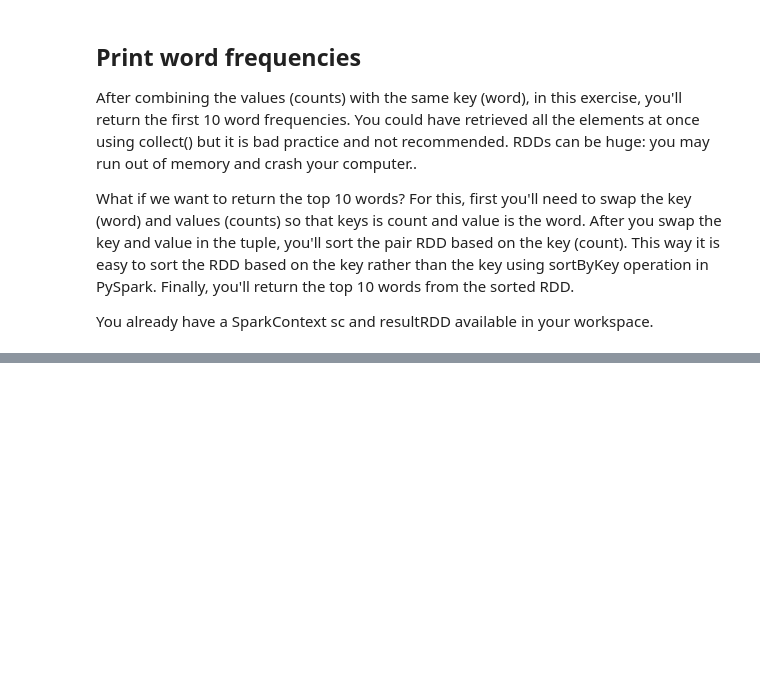
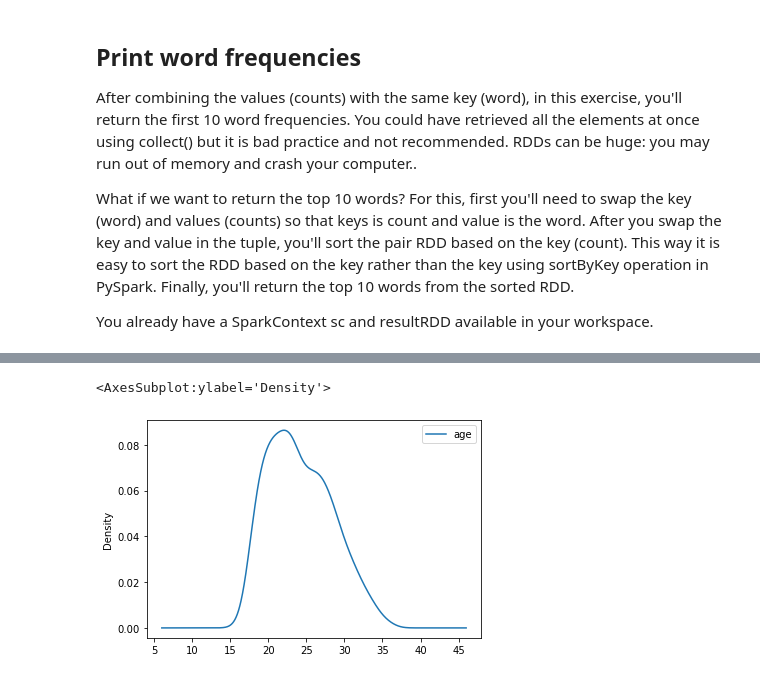
Before and after one commit to eeeds/Big-Data-wih-PySpark, a Jupyter notebook: code/practica.ipynb, the cells around one changed output, grey strips where cells are left out. Drawn from its saved outputs; the diff is of its cells as text; code cells hidden in the pictures; blank space fills up the shorter version.

```diff
--- a/code/practica.ipynb
+++ b/code/practica.ipynb
@@ -310,0 +744,12 @@ Py4JJavaError: An error occurred while calling z:org.apache.spark.api.python.Pyt
+# %%
+# Create a temporary view of fifa_df
+fifa_df.createOrReplaceTempView('fifa_df_table')
+
+# Construct the "query"
+query = '''SELECT age FROM fifa_df_table WHERE Nationality == "Germany"'''
+
+# Apply the SQL "query"
+fifa_df_germany_age = spark.sql(query)
+
+# Generate basic statistics
+fifa_df_germany_age.describe().show()
@@ -310,0 +776,10 @@ Py4JJavaError: An error occurred while calling z:org.apache.spark.api.python.Pyt
+# %%
+# Convert fifa_df to fifa_df_germany_age_pandas DataFrame
+fifa_df_germany_age_pandas = fifa_df_germany_age.toPandas()
+
+# Plot the 'Age' density of Germany Players
+fifa_df_germany_age_pandas.plot(kind='density')
+#plt.show()
+# %% [output]
+<AxesSubplot:ylabel='Density'>
+[figure, added]
```
Also changed, not shown: parts of 25 cells of this notebook, 5 other files.
